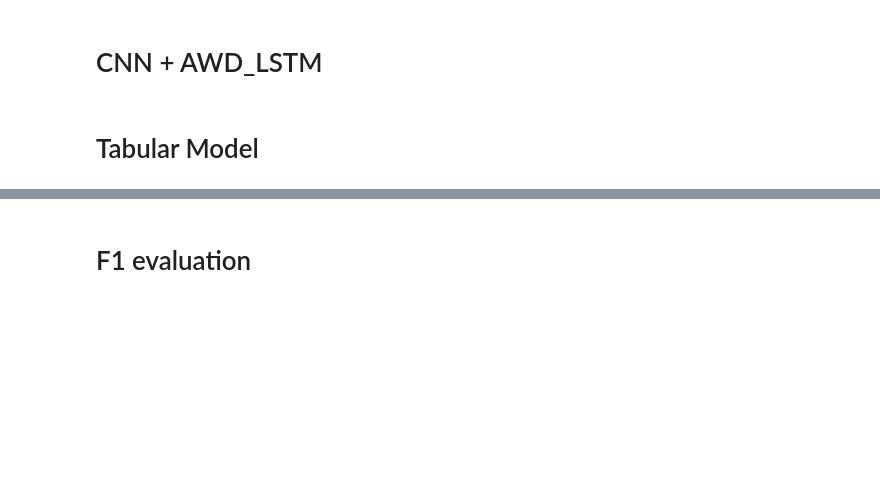
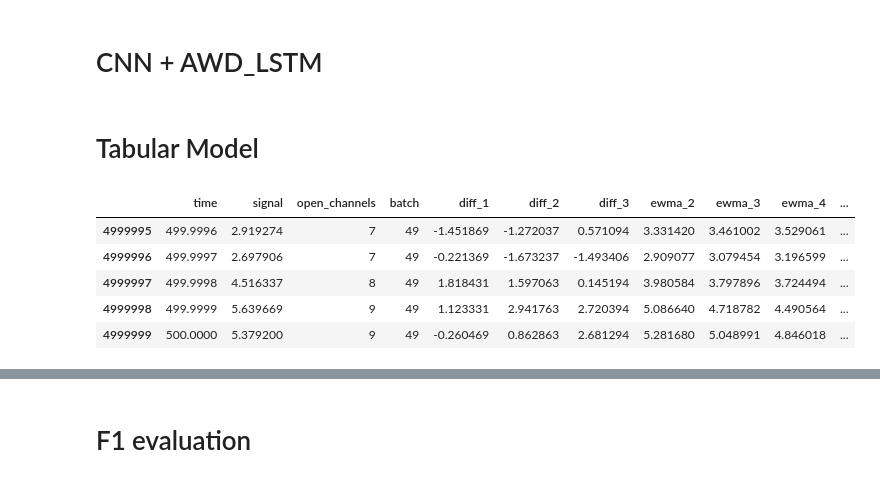
Before and after one commit to ahs8w/kaggle-comps, a Jupyter notebook: IonSwitching.ipynb, the cells around one changed output, grey strips where cells are left out. Cells and saved outputs as stored; diff of their text form; code cells hidden in the pictures; blank space fills up the shorter version.

```diff
--- a/IonSwitching.ipynb
+++ b/IonSwitching.ipynb
@@ -716,13 +747,6 @@ data = DataBunch(trn_dl, val_dl, test_dl=tst_dl)
 # %%
 seq_len = 5000
 bs = 30
-# %%
-# normalize
-train_mean = train.signal.mean()
-train_sigma = train.signal.std()
-
-train['signal'] = (train.signal - train_mean) / train_sigma
-test['signal'] = (test.signal - train_mean) / train_sigma
 # %%
 # np.clip is hacky way to get the std to near 1
 
@@ -1269,3 +1578,14 @@ learn.fit_one_cycle(1, 1e-1)
 # Tabular Model
 # %%
 from fastai.tabular import *
+# %%
+df = train.drop(columns=['sequence'])
+# %%
+df.tail()
+# %% [output]
+|  | time | signal | open_channels | batch | diff_1 | diff_2 | diff_3 | ewma_2 | ewma_3 | ewma_4 | ... |
+| 4999995 | 499.9996 | 2.919274 | 7 | 49 | -1.451869 | -1.272037 | 0.571094 | 3.331420 | 3.461002 | 3.529061 | ... |
+| 4999996 | 499.9997 | 2.697906 | 7 | 49 | -0.221369 | -1.673237 | -1.493406 | 2.909077 | 3.079454 | 3.196599 | ... |
+| 4999997 | 499.9998 | 4.516337 | 8 | 49 | 1.818431 | 1.597063 | 0.145194 | 3.980584 | 3.797896 | 3.724494 | ... |
+| 4999998 | 499.9999 | 5.639669 | 9 | 49 | 1.123331 | 2.941763 | 2.720394 | 5.086640 | 4.718782 | 4.490564 | ... |
+| 4999999 | 500.0000 | 5.379200 | 9 | 49 | -0.260469 | 0.862863 | 2.681294 | 5.281680 | 5.048991 | 4.846018 | ... |
```
Also changed, not shown: parts of 32 cells of this notebook, 1 other file.
